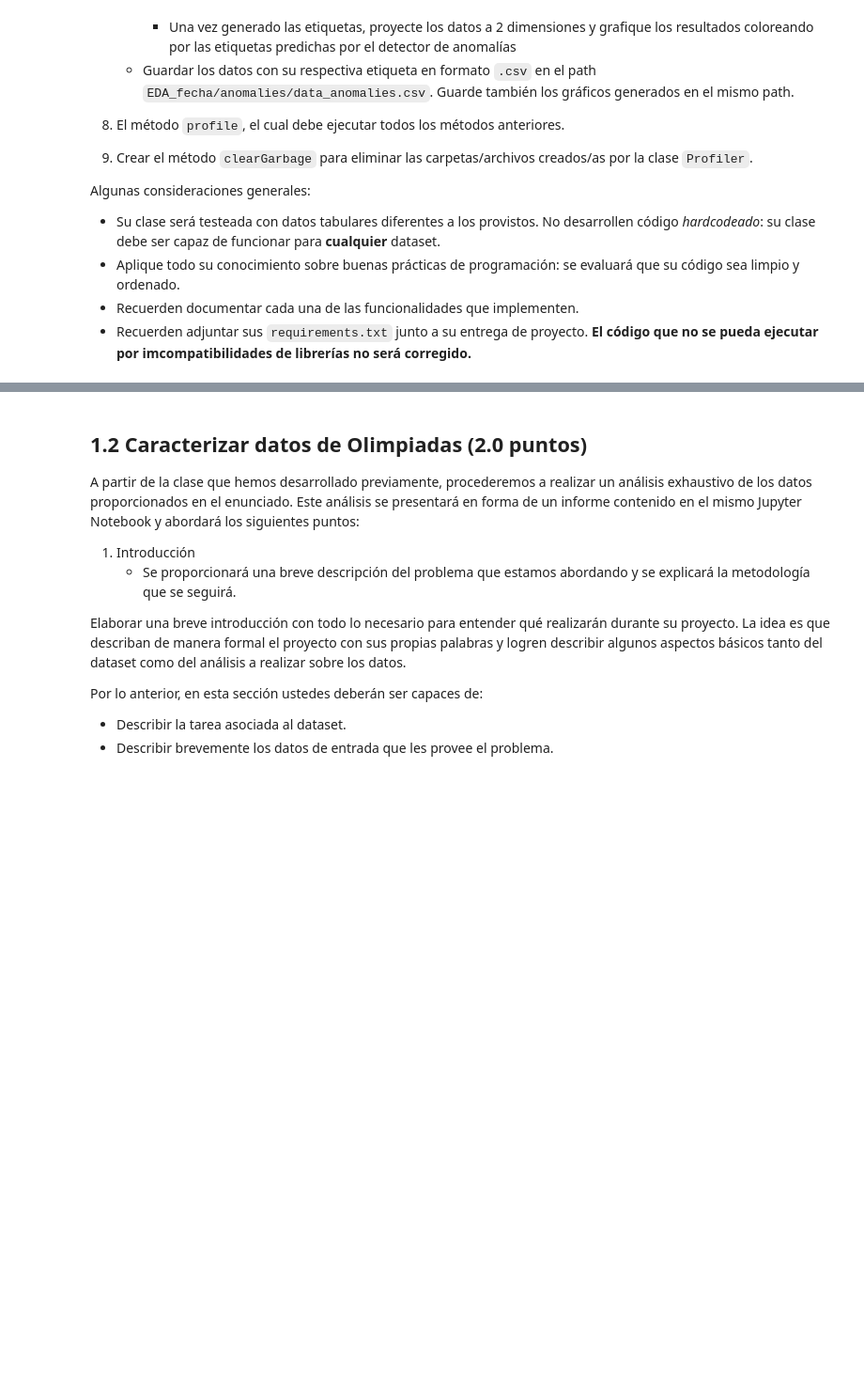
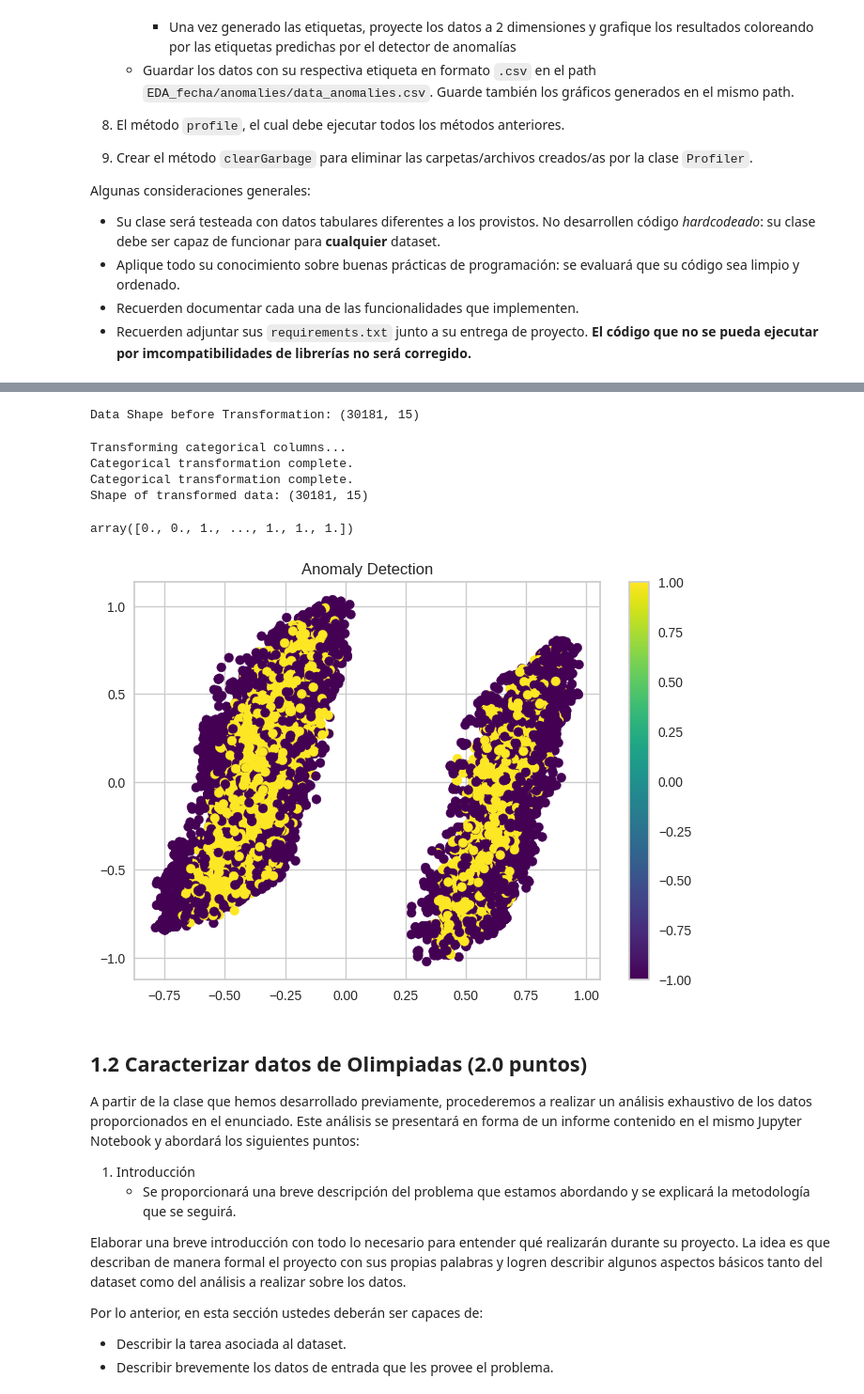
Before and after one commit to tomasaguirre-ignacioalbornoz/MDS7202, a Jupyter notebook: Proyecto1/Proyecto_enunciado.ipynb, the cells around one changed output, grey strips where cells are left out. Shown at 94% size. Cells and saved outputs as stored; diff of their text form; code cells hidden in the pictures; blank space fills up the shorter version.

```diff
--- a/Proyecto1/Proyecto_enunciado.ipynb
+++ b/Proyecto1/Proyecto_enunciado.ipynb
@@ -681,3 +775,13 @@ profiler.clearGarbage()
+# %%
+profiler.detect_anomalies()
+# %% [output]
+Data Shape before Transformation: (30181, 15)
+Transforming categorical columns...
+Categorical transformation complete.
+Categorical transformation complete.
+Shape of transformed data: (30181, 15)
+array([0., 0., 1., ..., 1., 1., 1.])
+[figure, added]
 # %% [markdown]
 ## 1.2 Caracterizar datos de Olimpiadas (2.0 puntos)
 
```
Also changed, not shown: parts of 5 cells of this notebook, 4 other files.
